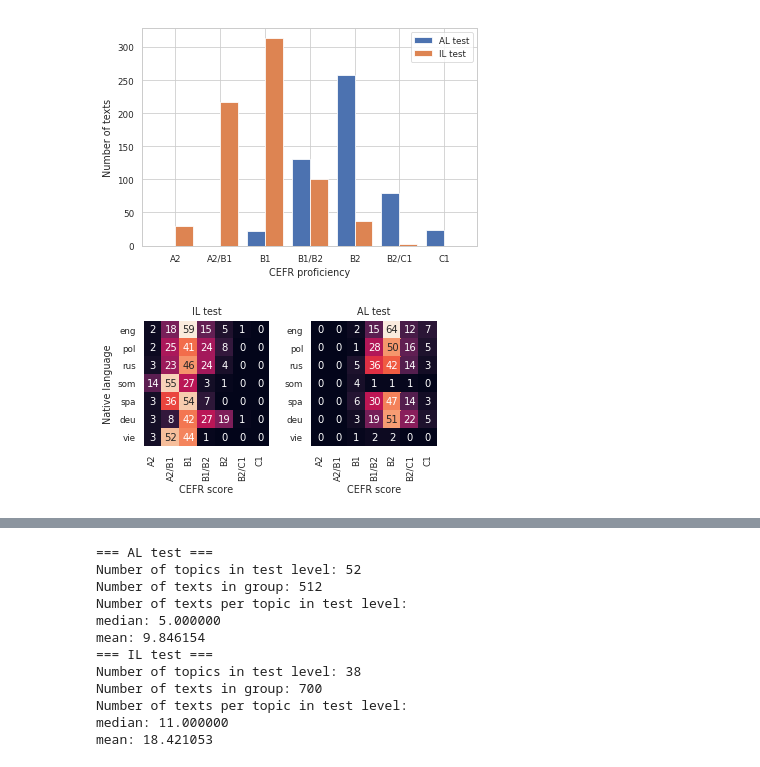
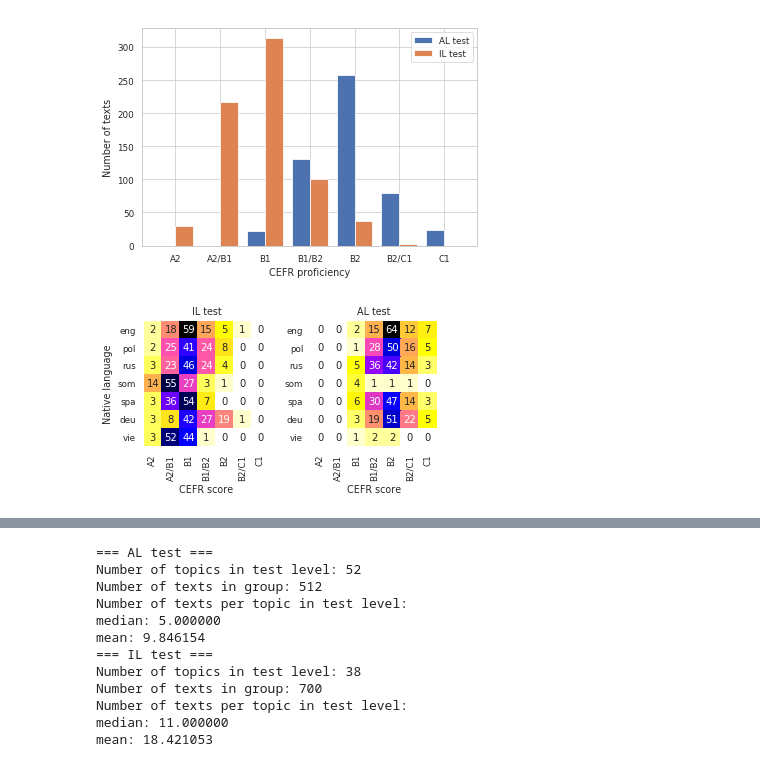
Before and after one commit to PhyloStar/NorskASK, a Jupyter notebook: notebooks/Analyze metadata.ipynb, the cells around one changed output, grey strips where cells are left out. Cells and saved outputs as stored; diff of their text form; code cells hidden in the pictures.

```diff
--- a/notebooks/Analyze metadata.ipynb
+++ b/notebooks/Analyze metadata.ipynb
@@ -31,7 +33,7 @@ df.testlevel.replace(['Språkprøven', 'Høyere nivå'], ['IL test', 'AL test'],
 # %%
 counts = df.groupby(['lang', 'cefr']).size().unstack(fill_value=0)
 
-ax = sns.heatmap(counts, annot=True, fmt='d', square=True, cbar=False)
+ax = sns.heatmap(counts, annot=True, fmt='d', square=True, cbar=False, cmap='gnuplot2_r')
 ax.set_yticklabels([iso639_3[l] for l in counts.index], rotation=0)
 
 plt.gcf().set_size_inches(3,3)
@@ -77,35 +79,35 @@ plt.legend();
 # %%
 groups = df.groupby('testlevel')
 fig, axes = plt.subplots(1, 2)
 fig.set_size_inches(5, 3)
 
 columns = ['A2', 'A2/B1', 'B1', 'B1/B2', 'B2', 'B2/C1', 'C1']
 
 for testlevel, group in groups:
     if testlevel == 'IL test':
         ax = axes[0]
     else:
         ax = axes[1]
     counts = group.groupby(['lang', 'cefr']).size().unstack(fill_value=0)
     for col in columns:
         if col not in counts.columns:
             counts[col] = 0
     counts = counts[columns]
 
-    sns.heatmap(counts, annot=True, ax=ax, cbar=False, square=True)
+    sns.heatmap(counts, annot=True, ax=ax, cbar=False, square=True, cmap='gnuplot2_r')
     ax.set_yticklabels([iso639_3[l] for l in counts.index], rotation=0)
     plt.setp(ax.get_xticklabels(), rotation=90, verticalalignment='top')
     ax.set_title(testlevel)
 
 axes[0].set_ylabel('Native language')
 axes[0].set_xlabel('CEFR score')
 axes[1].set_xlabel('CEFR score')
 axes[1].set_ylabel('')
 plt.tight_layout()
 # plt.savefig(str(IMG_DIR / 'testlevel_lang_vs_cefr.pdf'), bbox_inches='tight')
 plt.show()
 # %% [output]
-[figure, old version]
+[figure, new version]
 # %%
 topic_and_level = df.groupby(['topic', 'testlevel']).size().unstack(fill_value=0)
 topic_and_level['total'] = topic_and_level.sum(axis=1)
```
Also changed, not shown: parts of 3 cells of this notebook, 7 other files.
